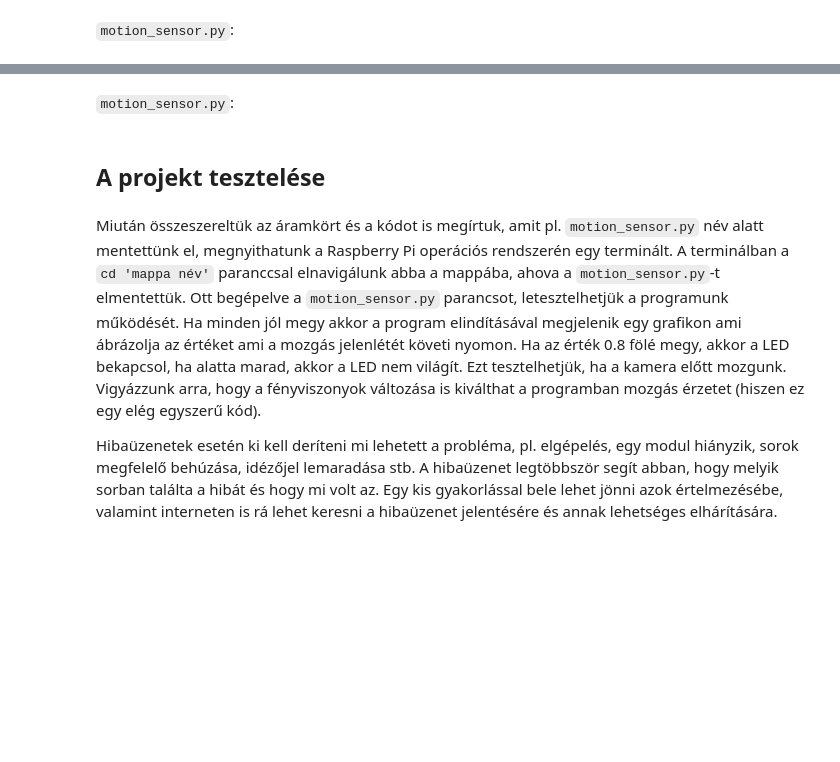
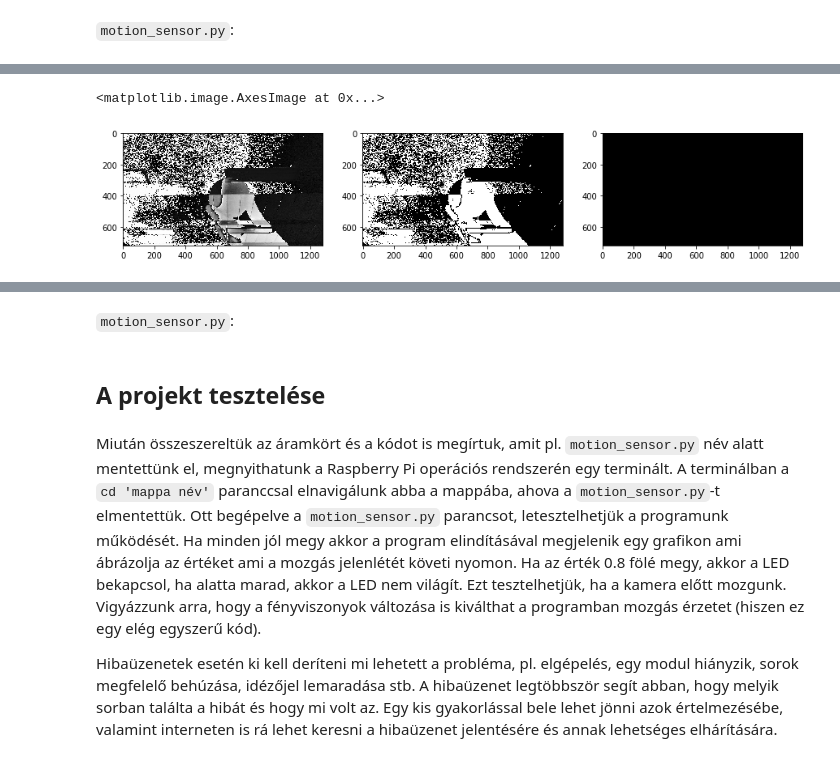
Before and after one commit to diveki/raspberry, a Jupyter notebook: Chapter 5 - Camera/notes/prog03_motion_sensor.ipynb, the cells around one changed output, grey strips where cells are left out. Drawn from its saved outputs; the diff is of its cells as text; code cells hidden in the pictures; blank space fills up the shorter version.

```diff
--- a/Chapter 5 - Camera/notes/prog03_motion_sensor.ipynb
+++ b/Chapter 5 - Camera/notes/prog03_motion_sensor.ipynb
@@ -192,0 +233,13 @@ Ezután az opencv csomag segítségével leellenőrízzük, hogy megnyomták-e a
+# %%
+delta = apple - bck         # hatter levonasa az almas kepbol
+delta_bck = bck - bck       # hatter levonasa hatterbol
+# thresholdolas
+ret, delta_thresh = cv2.threshold(delta, 50, 255, cv2.THRESH_BINARY)
+
+fig, ax = plt.subplots(1,3, figsize=(15,30))
+ax[0].imshow(delta, cmap='gray')
+ax[1].imshow(delta_thresh, cmap='gray')
+ax[2].imshow(delta_bck, cmap='gray')
+# %% [output]
+<matplotlib.image.AxesImage at 0x...>
+[figure, added]
```
Also changed, not shown: parts of 57 cells of this notebook, 4 other files.
